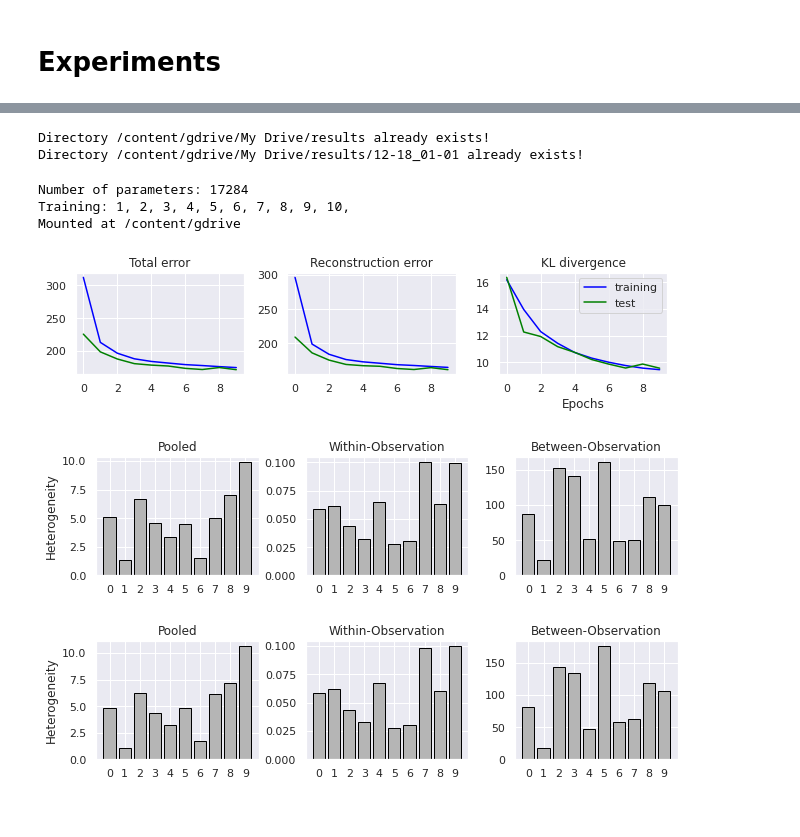
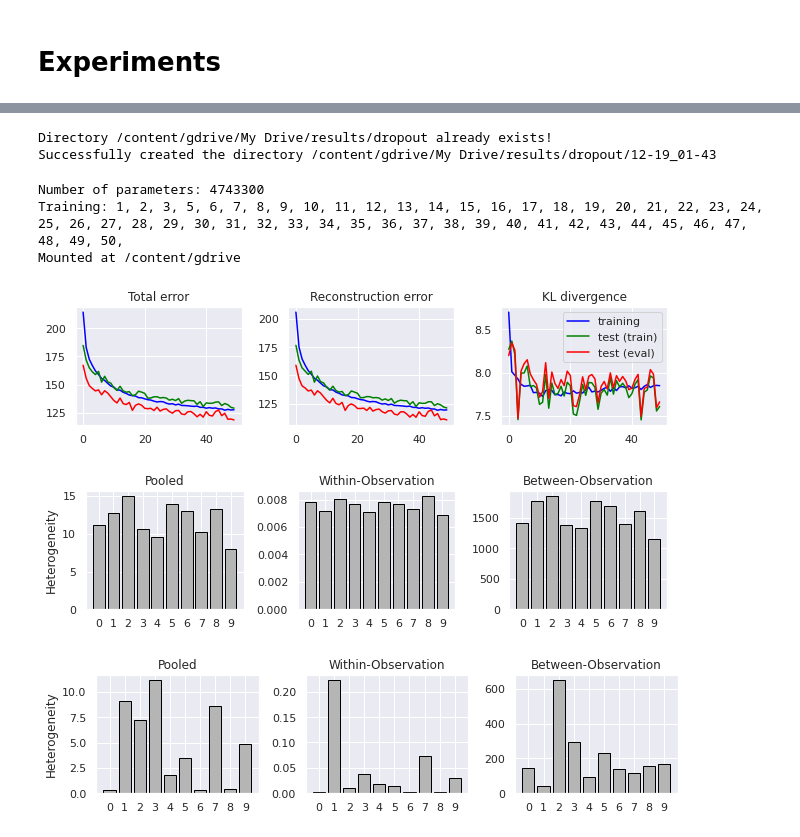
Before and after one commit to harvey2phase/rrh-MNIST, a Jupyter notebook: cnn_vae.ipynb, the cells around one changed output, grey strips where cells are left out. Drawn from its saved outputs; the diff is of its cells as text; code cells hidden in the pictures.

```diff
--- a/cnn_vae.ipynb
+++ b/cnn_vae.ipynb
@@ -272,8 +328,8 @@ class VariationalAutoencoder(nn.Module):
 # %%
 def reconstruction_error(recon_x, x):
     return F.mse_loss(
-        recon_x.view(-1, 128),
-        x.view(-1, 128),
+        recon_x.view(-1, OBS_DIM),
+        x.view(-1, OBS_DIM),
         reduction = "sum",
     )
 
@@ -413,6 +456,17 @@ def plot_loss(train_losses, test_losses):
     plt.savefig(os.path.join(RESULTS_FOLDER, "training_curve.png"), dpi = 600)
 # %% [markdown]
 ### Load VAE
+# %%
+def new_vae():
+    vae = VariationalAutoencoder()
+    vae = vae.to(device)
+
+    optimizer = torch.optim.Adam(
+        params = vae.parameters(),
+        lr = LRN_RATE,
+        weight_decay = WEIGHT_DECAY,
+    )
+    return vae, optimizer
 # %%
 def load_vae(folder_name, vae_name, optimizer_name = "adam.pth"):
     folder_name = os.path.join(RESULTS, folder_name)
@@ -483,7 +537,7 @@ def mvn_renyi_alpha(C,  q=1):
 # %% [markdown]
 ## Calculation
 # %%
-def calculate_rrh(vae, X = train_X, y = train_y):
+def calculate_rrh(vae, X, y):
     gammas, alphas, betas = [], [], []
     for i in range(10):
         mu, logvar = vae.encoder(
@@ -572,5 +636,5 @@ freeze(cnn)
 # %%
-RESULTS = os.path.join(MY_DRIVE, "results")
+RESULTS = os.path.join(MY_DRIVE, "results/dropout")
 mkdir(RESULTS)
 
 RESULTS_FOLDER = os.path.join(
@@ -578,26 +642,27 @@ RESULTS_FOLDER = os.path.join(
 )
 mkdir(RESULTS_FOLDER)
 # %% [output]
-Directory /content/gdrive/My Drive/results already exists!
-Directory /content/gdrive/My Drive/results/12-18_01-01 already exists!
+Directory /content/gdrive/My Drive/results/dropout already exists!
+Successfully created the directory /content/gdrive/My Drive/results/dropout/12-19_01-43
 # %%
-VAE_EPOCH = 10
-epoch = 0
-#vae1, optimizer = load_vae("12-18_00-27", vae_name = "vae_epoch=30.pth")
-vae1, optimizer, train_losses, test_losses = train_vae(
-    #vae = vae1, optimizer = optimizer,
-    evaluate = True,
+trained_epoch = 0
+
+#vae, optimizer = load_vae("12-18_18-38", vae_name = "vae_epoch=30.pth")
+vae, optimizer = new_vae()
+
+vae, optimizer, train_losses, test_train_losses, test_eval_losses = train_vae(
+    vae, optimizer, evaluate = True,
 )
 
-torch.save(vae1.state_dict(), os.path.join(
-    RESULTS_FOLDER, "vae_epoch=" + str(epoch + VAE_EPOCH) + ".pth"
+torch.save(vae.state_dict(), os.path.join(
+    RESULTS_FOLDER, "vae_epoch=" + str(trained_epoch + VAE_EPOCH) + ".pth"
 ))
 torch.save(optimizer.state_dict(), os.path.join(RESULTS_FOLDER, "adam.pth"))
 with open(os.path.join(RESULTS_FOLDER, "vae.txt"), "w+") as f:
-    f.write(str(vae1))
+    f.write(str(vae))
 drive.flush_and_unmount()
 drive.mount(GDRIVE)
 # %% [output]
-Number of parameters: 17284
-Training: 1, 2, 3, 4, 5, 6, 7, 8, 9, 10,
+Number of parameters: 4743300
+Training: 1, 2, 3, 5, 6, 7, 8, 9, 10, 11, 12, 13, 14, 15, 16, 17, 18, 19, 20, 21, 22, 23, 24, 25, 26, 27, 28, 29, 30, 31, 32, 33, 34, 35, 36, 37, 38, 39, 40, 41, 42, 43, 44, 45, 46, 47, 48, 49, 50,
 Mounted at /content/gdrive
@@ -606,16 +669,16 @@ recon_loss_avg, loss_avg = eval_model(vae1)
 # %%
-plot_loss(train_losses, test_losses)
+plot_loss(train_losses, test_train_losses, test_eval_losses)
 # %% [output]
-[figure, old version]
+[figure, new version]
 # %%
-gammas, alphas, betas = calculate_rrh(vae1)
+vae.train()
+gammas, alphas, betas = calculate_rrh(vae, train_X, train_y)
 plot_rrh(gammas, alphas, betas, filename = "het_train")
 # %% [output]
-[figure, old version]
+[figure, new version]
 # %%
-gammas, alphas, betas = calculate_rrh(
-    vae1, X = test_X, y = test_y,
-)
+vae.eval()
+gammas, alphas, betas = calculate_rrh(vae, test_X, test_y)
 plot_rrh(gammas, alphas, betas, filename = "het_test")
 # %% [output]
-[figure, old version]
+[figure, new version]
```
Also changed, not shown: parts of 18 cells of this notebook.
